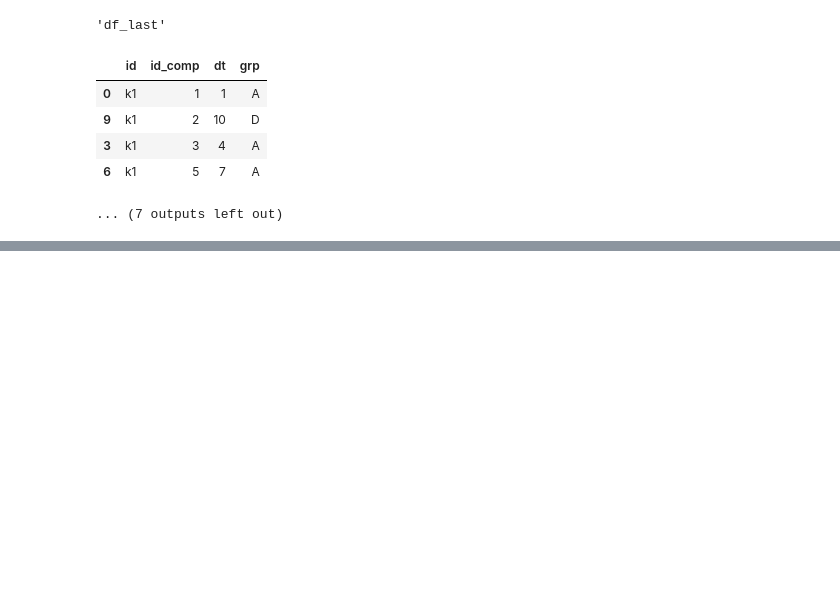
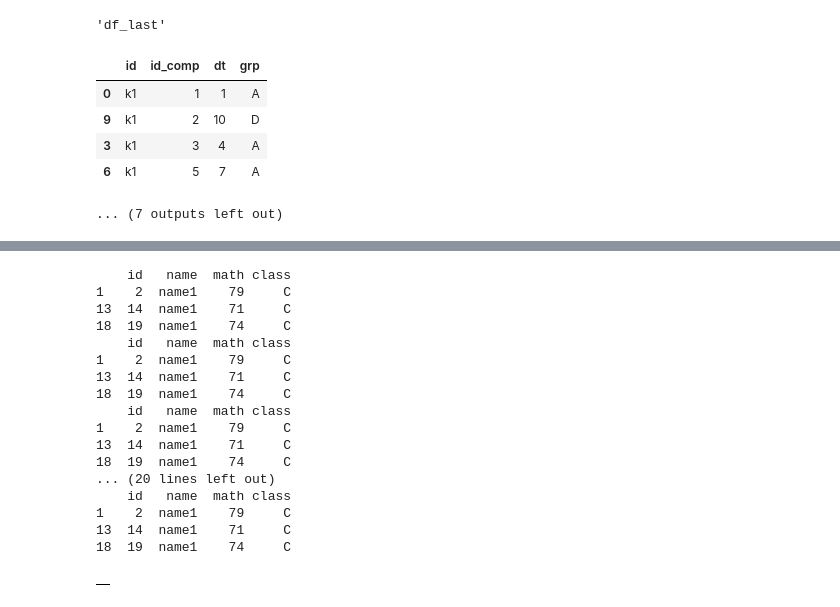
Before and after one commit to xeebudong/notebooks, a Jupyter notebook: 2.python/Python疑难杂症.ipynb, the cells around one changed output, grey strips where cells are left out. Cells and saved outputs as stored; diff of their text form; code cells hidden in the pictures; blank space fills up the shorter version.

```diff
--- a/2.python/Python疑难杂症.ipynb
+++ b/2.python/Python疑难杂症.ipynb
@@ -250,0 +348,22 @@ display(df.groupby("id").apply(deri_vars, method=(2,)))
+# %%
+stat_res = df.groupby("name", as_index=None).apply(func_sort)
+stat_res
+# %% [output]
+    id   name  math class
+1    2  name1    79     C
+13  14  name1    71     C
+18  19  name1    74     C
+    id   name  math class
+1    2  name1    79     C
+13  14  name1    71     C
+18  19  name1    74     C
+    id   name  math class
+1    2  name1    79     C
+13  14  name1    71     C
+18  19  name1    74     C
+... (20 lines left out)
+    id   name  math class
+1    2  name1    79     C
+13  14  name1    71     C
+18  19  name1    74     C
+|  |
```
Also changed, not shown: parts of 6 cells of this notebook, 1 other file.
